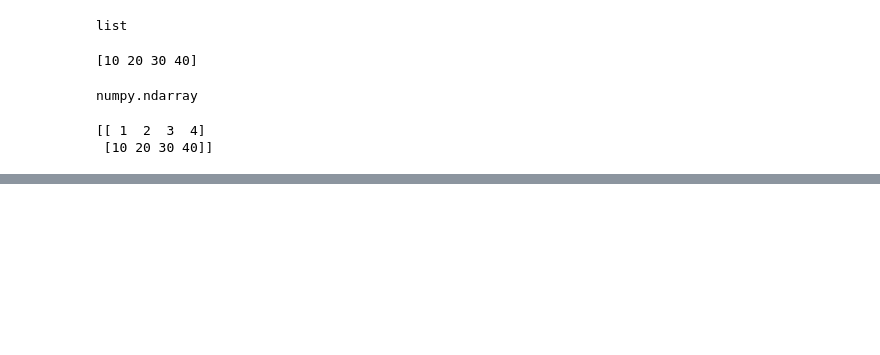
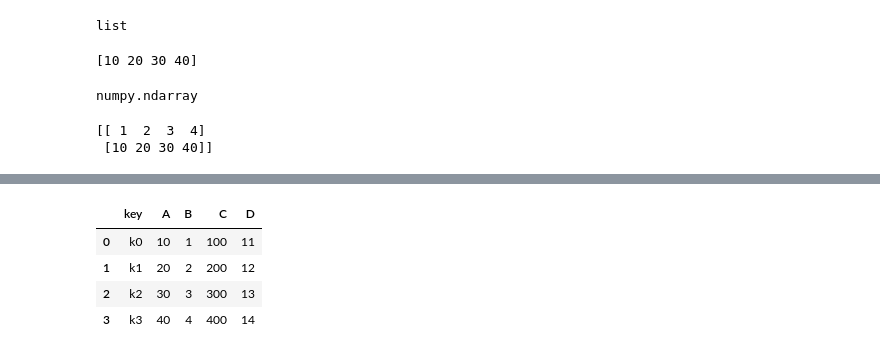
Before and after one commit to pskamali06-svg/Data-Science, a Jupyter notebook: Untitled.ipynb, the cells around one changed output, grey strips where cells are left out. Drawn from its saved outputs; the diff is of its cells as text; code cells hidden in the pictures; blank space fills up the shorter version.

```diff
--- a/Untitled.ipynb
+++ b/Untitled.ipynb
@@ -29,0 +829,16 @@ print(x)
+# %%
+left = {
+    'key':['k0','k1','k2','k3'],
+    'A':[10,20,30,40],
+    'B':[1,2,3,4]
+}
+# %%
+right = {
+    'key':['k0','k1','k2','k3'],
+    'C':[100,200,300,400],
+    'D':[11,12,13,14]
+}
+# %%
+left = pd.DataFrame(left)
+# %%
+right = pd.DataFrame(right)
@@ -29,0 +869,8 @@ print(x)
+# %%
+pd.merge(left, right, on='key')
+# %% [output]
+|  | key | A | B | C | D |
+| 0 | k0 | 10 | 1 | 100 | 11 |
+| 1 | k1 | 20 | 2 | 200 | 12 |
+| 2 | k2 | 30 | 3 | 300 | 13 |
+| 3 | k3 | 40 | 4 | 400 | 14 |
```
Also changed, not shown: parts of 170 cells of this notebook.
